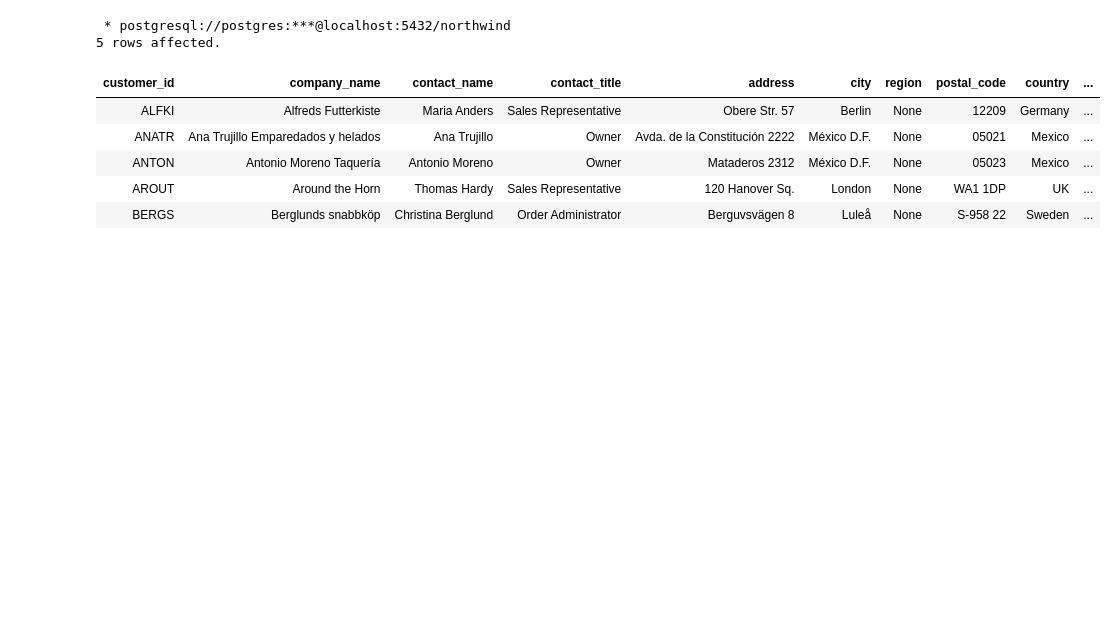
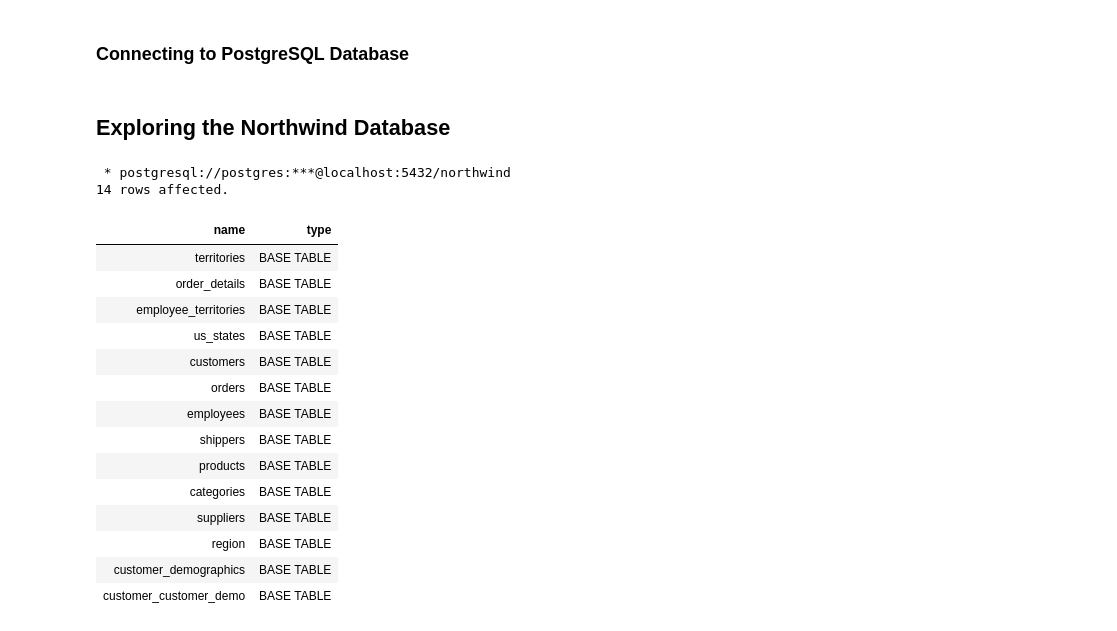
Before and after one commit to teresahanak/northwind_traders_sql_window_functions, a Jupyter notebook: northwind.ipynb, the cells around one changed output. Cells and saved outputs as stored; diff of their text form; code cells hidden in the pictures; blank space fills up the shorter version.

```diff
--- a/northwind.ipynb
+++ b/northwind.ipynb
@@ -3,6 +7,8 @@
 import pandas as pd
 from configparser import ConfigParser
 %load_ext sql
+# %% [markdown]
+### Connecting to PostgreSQL Database
 # %%
 # Obtaining connection string to connect with PostgreSQL database
 # Format:  "postgresql://username:{password}@localhost:5432/northwind"
@@ -16,14 +22,29 @@ sql = f"""
 """
 # Connecting
 %sql {sql}
+# %% [markdown]
+## Exploring the Northwind Database
 # %%
-%sql SELECT * FROM customers LIMIT 5;
+%%sql
+SELECT table_name AS name,
+       table_type AS type
+  FROM information_schema.tables
+ WHERE table_schema = 'public' AND table_type IN ('BASE TABLE', 'VIEW');
 # %% [output]
  * postgresql://postgres:***@localhost:5432/northwind
-5 rows affected.
+14 rows affected.
-| customer_id | company_name | contact_name | contact_title | address | city | region | postal_code | country | ... |
-| ALFKI | Alfreds Futterkiste | Maria Anders | Sales Representative | Obere Str. 57 | Berlin | None | 12209 | Germany | ... |
-| ANATR | Ana Trujillo Emparedados y helados | Ana Trujillo | Owner | Avda. de la Constitución 2222 | México D.F. | None | 05021 | Mexico | ... |
-| ANTON | Antonio Moreno Taquería | Antonio Moreno | Owner | Mataderos 2312 | México D.F. | None | 05023 | Mexico | ... |
-| AROUT | Around the Horn | Thomas Hardy | Sales Representative | 120 Hanover Sq. | London | None | WA1 1DP | UK | ... |
-| BERGS | Berglunds snabbköp | Christina Berglund | Order Administrator | Berguvsvägen 8 | Luleå | None | S-958 22 | Sweden | ... |
+| name | type |
+| territories | BASE TABLE |
+| order_details | BASE TABLE |
+| employee_territories | BASE TABLE |
+| us_states | BASE TABLE |
+| customers | BASE TABLE |
+| orders | BASE TABLE |
+| employees | BASE TABLE |
+| shippers | BASE TABLE |
+| products | BASE TABLE |
+| categories | BASE TABLE |
+| suppliers | BASE TABLE |
+| region | BASE TABLE |
+| customer_demographics | BASE TABLE |
+| customer_customer_demo | BASE TABLE |
```
Also changed, not shown: parts of 31 cells of this notebook.
